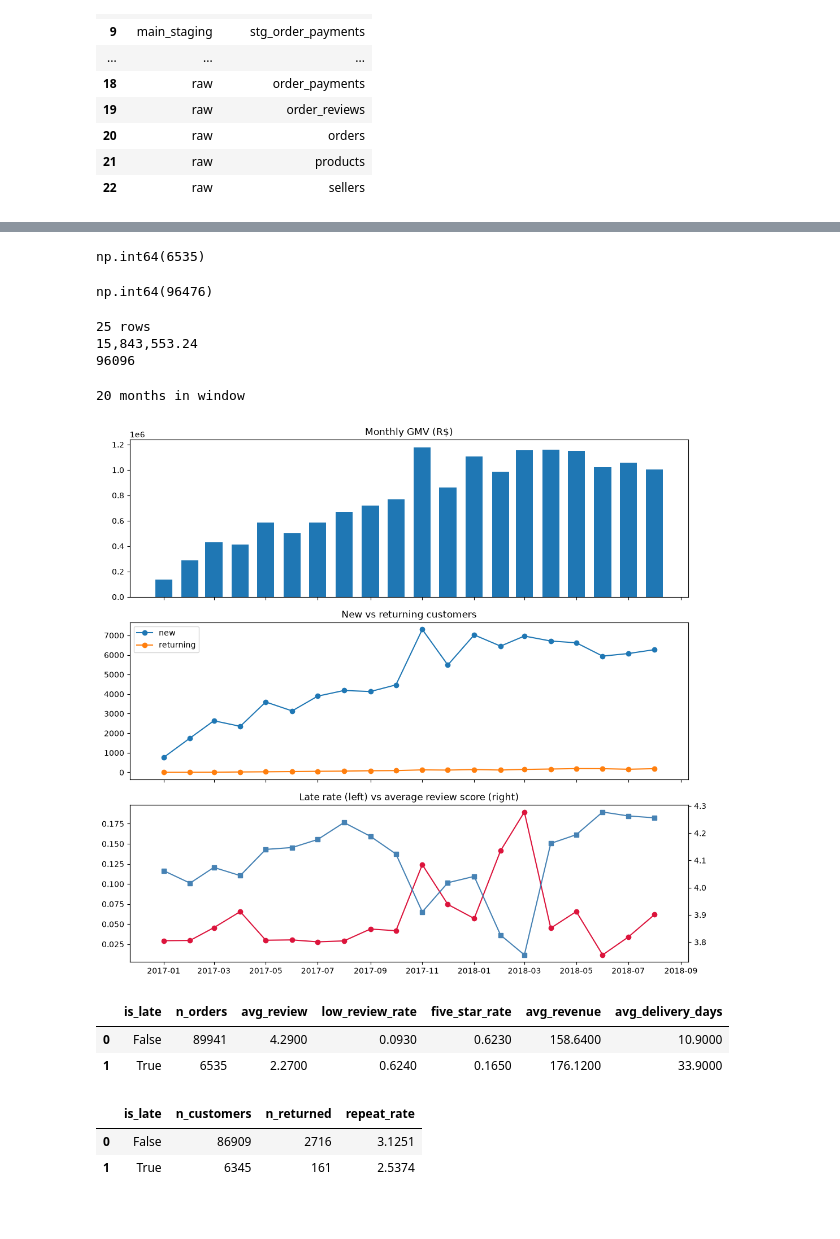
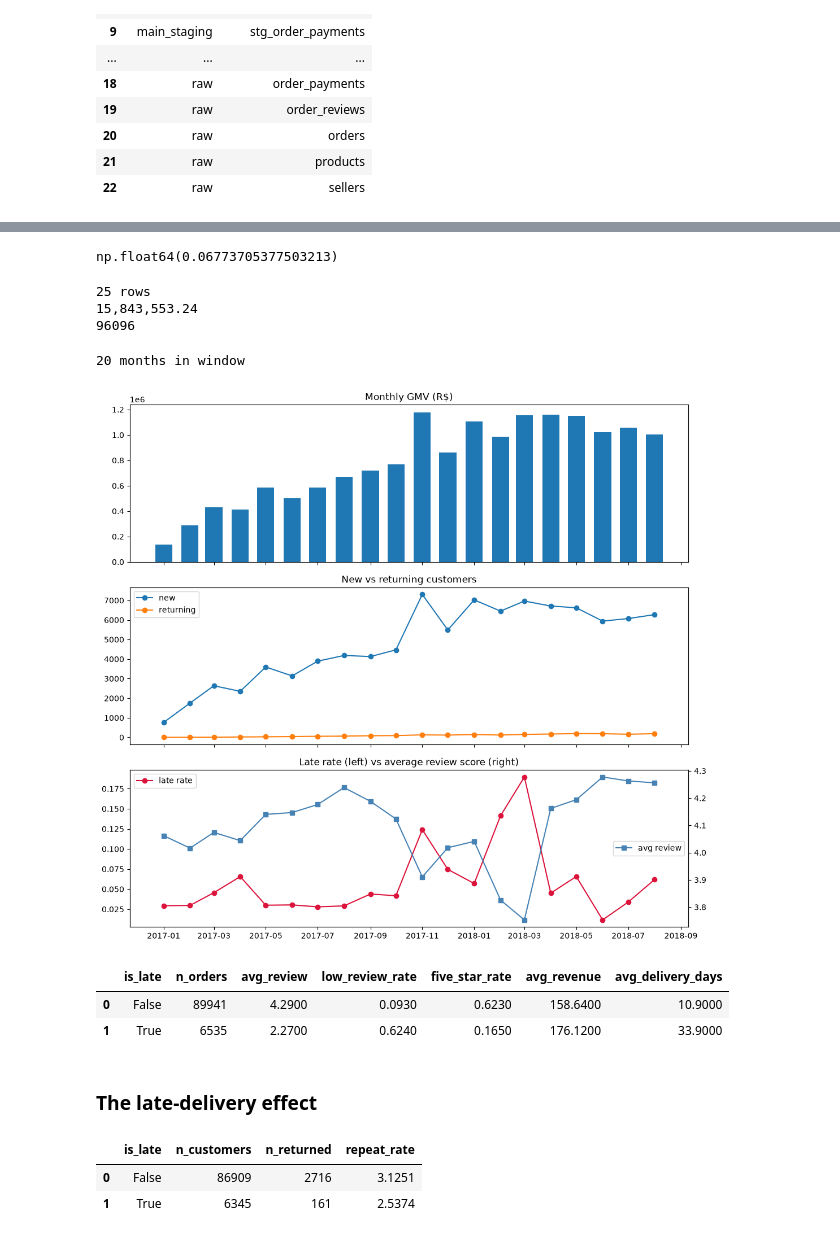
Before and after one commit to Harshit0998/olist-marketplace-health, a Jupyter notebook: notebooks/01_Analysis.ipynb, the cells around one changed output, grey strips where cells are left out. Drawn from its saved outputs; the diff is of its cells as text; code cells hidden in the pictures.

```diff
--- a/notebooks/01_Analysis.ipynb
+++ b/notebooks/01_Analysis.ipynb
@@ -109,13 +109,9 @@ m
 | 23 | 2018-09-01 | 16 | 14 | 1.0000 | 166.4600 | 0 | 0 | 1.8000 | 15 | ... |
 | 24 | 2018-10-01 | 4 | 4 | 0.0000 | NaN | 0 | 0 | 2.2500 | 4 | ... |
 # %%
-m['n_late'].sum()
+m['n_late'].sum()/m['n_late_known'].sum()
 # %% [output]
-np.int64(6535)
+np.float64(0.06773705377503213)
-# %%
-m['n_late_known'].sum()
-# %% [output]
-np.int64(96476)
 # %%
 print(len(m), "rows")
 print(f"{m.gmv.sum():,.2f}")
@@ -127,28 +123,30 @@ print(m.n_new_customers.sum())
 # %%
 w = m[(m.order_month >= "2017-01-01") & (m.order_month <= "2018-08-01")].copy()
 print(len(w), "months in window")
 
 import matplotlib.pyplot as plt
 fig, ax = plt.subplots(3, 1, figsize=(11, 10), sharex=True)
 
 ax[0].bar(w.order_month, w.gmv, width=20)
 ax[0].set_title("Monthly GMV (R$)")
 
 ax[1].plot(w.order_month, w.n_new_customers, marker="o", label="new")
 ax[1].plot(w.order_month, w.n_returning_customers, marker="o", label="returning")
 ax[1].set_title("New vs returning customers")
 ax[1].legend()
 
 ax[2].plot(w.order_month, w.late_rate, marker="o", color="crimson", label="late rate")
 ax2 = ax[2].twinx()
 ax2.plot(w.order_month, w.avg_review, marker="s", color="steelblue", label="avg review")
 ax[2].set_title("Late rate (left) vs average review score (right)")
+ax[2].legend(loc="upper left")
+ax2.legend(loc="right")
 
 plt.tight_layout()
 plt.show()
 # %% [output]
 20 months in window
-[figure, old version]
+[figure, new version]
 # %%
 import os
 os.makedirs("../docs/img", exist_ok=True)
@@ -175,4 +180,6 @@ order by is_late
 |  | is_late | n_orders | avg_review | low_review_rate | five_star_rate | avg_revenue | avg_delivery_days |
 | 0 | False | 89941 | 4.2900 | 0.0930 | 0.6230 | 158.6400 | 10.9000 |
 | 1 | True | 6535 | 2.2700 | 0.6240 | 0.1650 | 176.1200 | 33.9000 |
+# %% [markdown]
+### The late-delivery effect
 # %%
```
Also changed, not shown: parts of 10 cells of this notebook, 8 other files.
